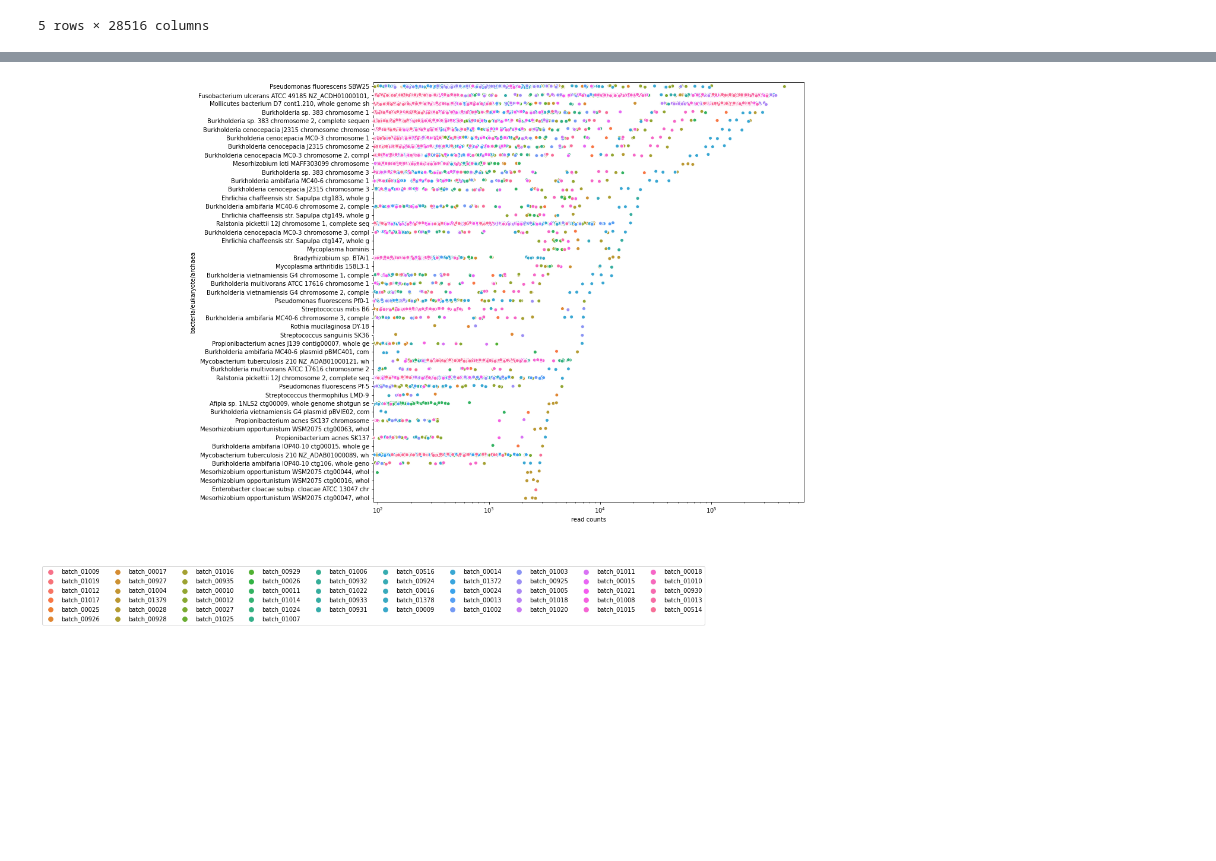
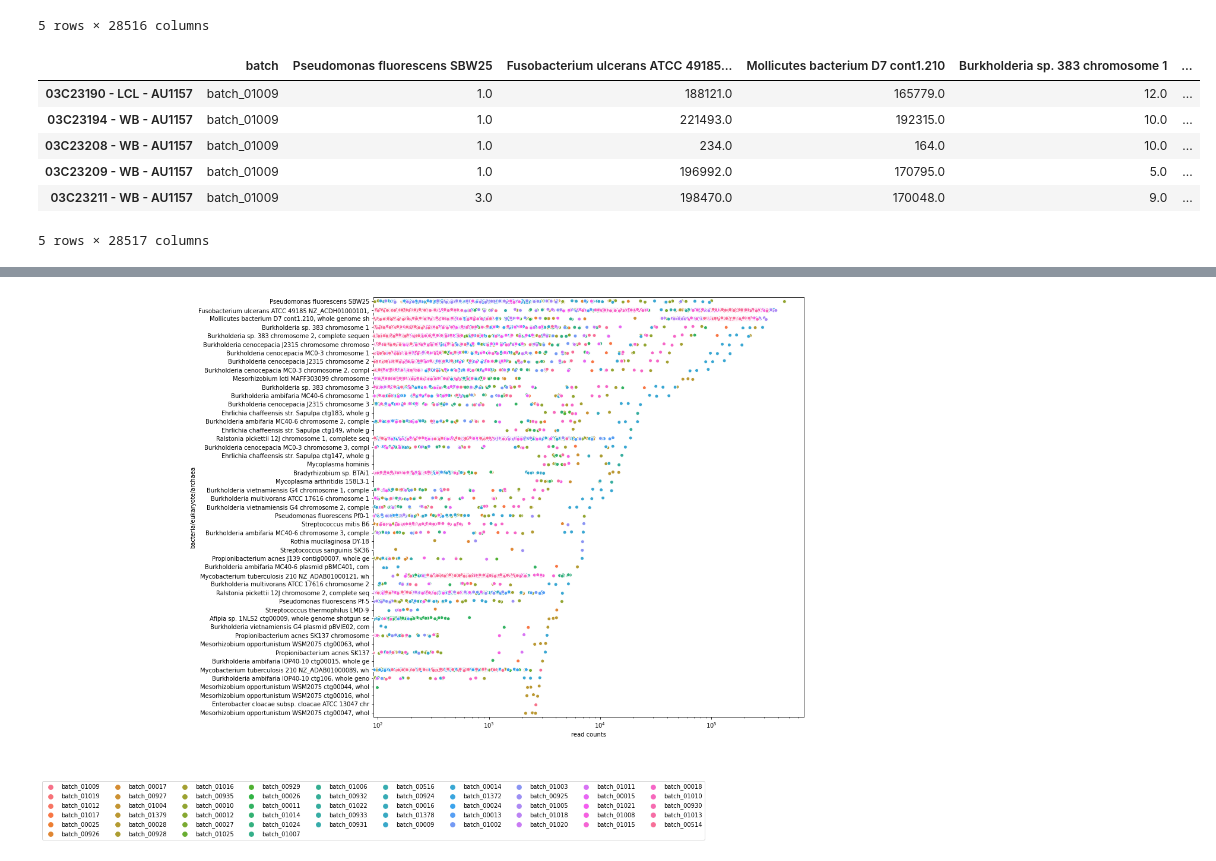
Before and after one commit to chloeh13q/unmapped_reads, a Jupyter notebook: results/paper/abundance_plot.ipynb, the cells around one changed output, grey strips where cells are left out. Cells and saved outputs as stored; diff of their text form; code cells hidden in the pictures; blank space fills up the shorter version.

```diff
--- a/results/paper/abundance_plot.ipynb
+++ b/results/paper/abundance_plot.ipynb
@@ -90,3 +118,18 @@ df.head()
 | 03C23209 - WB - AU1157 | batch_01009 | 1.0 | 196992.0 | 170795.0 | 5.0 | ... |
 | 03C23211 - WB - AU1157 | batch_01009 | 3.0 | 198470.0 | 170048.0 | 9.0 | ... |
 5 rows × 28516 columns
+# %%
+column_labels = {x: x.split(',')[0] for x in df.columns}
+df.rename(columns=column_labels, inplace=True)
+
+type_col = [x.split(' - ')[1] for x in list(df.index)]
+df['type'] = type_col
+df.head()
+# %% [output]
+|  | batch | Pseudomonas fluorescens SBW25 | Fusobacterium ulcerans ATCC 49185... | Mollicutes bacterium D7 cont1.210 | Burkholderia sp. 383 chromosome 1 | ... |
+| 03C23190 - LCL - AU1157 | batch_01009 | 1.0 | 188121.0 | 165779.0 | 12.0 | ... |
+| 03C23194 - WB - AU1157 | batch_01009 | 1.0 | 221493.0 | 192315.0 | 10.0 | ... |
+| 03C23208 - WB - AU1157 | batch_01009 | 1.0 | 234.0 | 164.0 | 10.0 | ... |
+| 03C23209 - WB - AU1157 | batch_01009 | 1.0 | 196992.0 | 170795.0 | 5.0 | ... |
+| 03C23211 - WB - AU1157 | batch_01009 | 3.0 | 198470.0 | 170048.0 | 9.0 | ... |
+5 rows × 28517 columns
```
Also changed, not shown: parts of 9 cells of this notebook.
